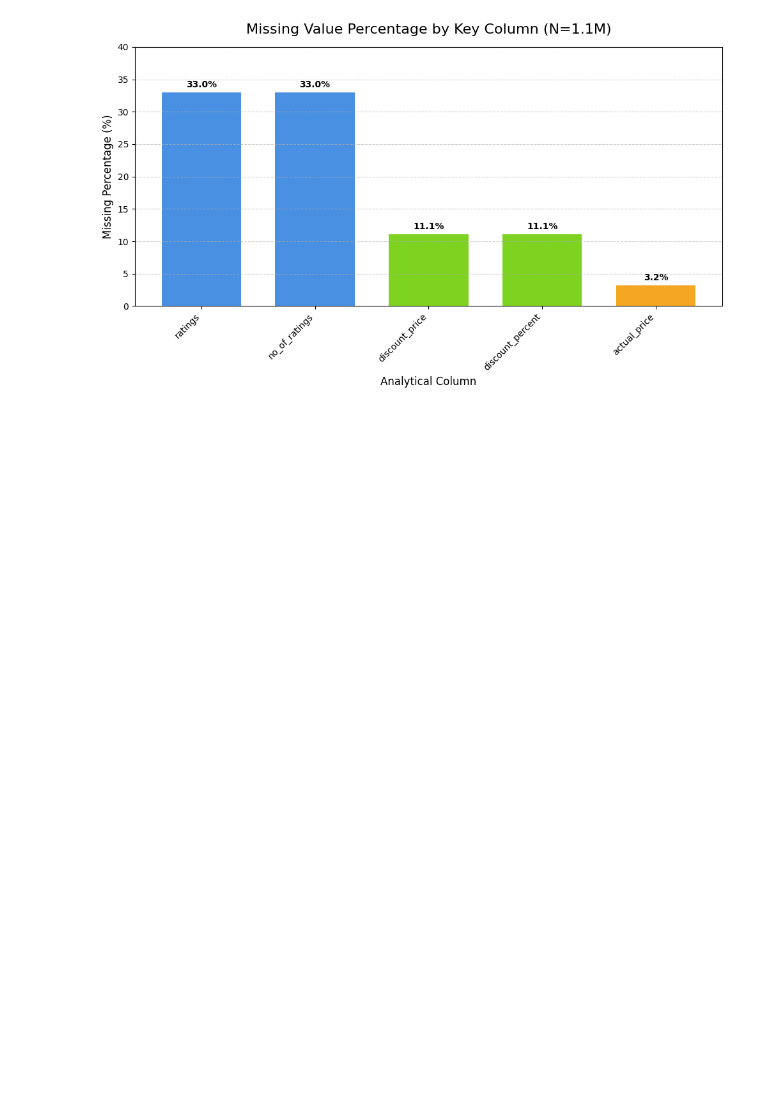
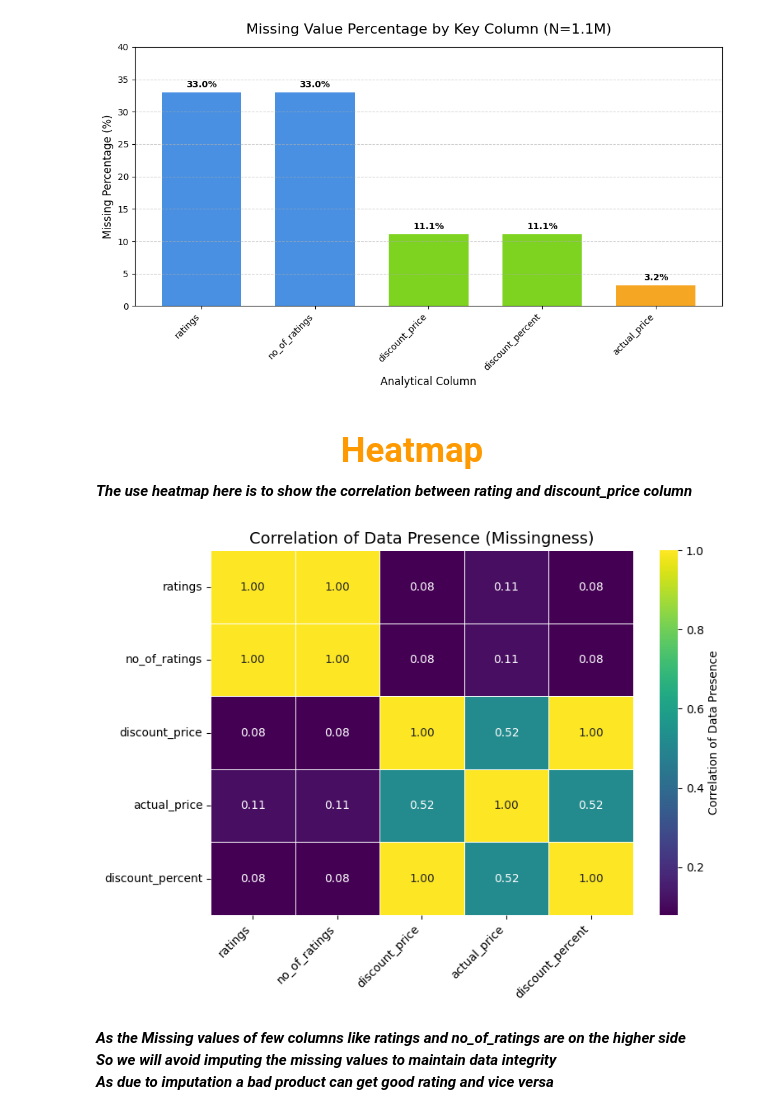
Before and after one commit to RayyanDevZone/Eda-Amazon-Sales, a Jupyter notebook: amazon-sales-2023-eda.ipynb, the cells around one changed output. Cells and saved outputs as stored; diff of their text form; code cells hidden in the pictures; blank space fills up the shorter version.

```diff
--- a/amazon-sales-2023-eda.ipynb
+++ b/amazon-sales-2023-eda.ipynb
@@ -458,3 +458,38 @@ plt.tight_layout() # Adjust layout to prevent labels from cutting off
 plt.show()
 # %% [output]
 [figure]
+# %% [markdown]
+## <p style="font-family:Inter,sans-serif;font-size:150%;text-align:center;color:#ff9900;">Heatmap</p>
+***The use heatmap here is to show the correlation between rating and discount_price column***
+# %%
+missing_cols = ['ratings', 'no_of_ratings', 'discount_price', 'actual_price', 'discount_percent']
+
+# 2. Create a DataFrame where 1 = Not Missing (Present) and 0 = Missing (NaN)
+missing_presence_df = df[missing_cols].notna().astype(int)
+
+# 3. Calculate the correlation matrix of this presence data
+# This tells you the correlation between the presence of data in column A and column B.
+missing_correlation_matrix = missing_presence_df.corr()
+
+# 4. Plot the Heatmap
+plt.figure(figsize=(8, 6))
+sns.heatmap(
+    missing_correlation_matrix,
+    annot=True,          # Show the correlation value on the map
+    cmap='viridis',      # Use a visually appealing colormap
+    fmt=".2f",           # Format the correlation to 2 decimal places
+    linewidths=.5,       # Add lines between cells
+    cbar_kws={'label': 'Correlation of Data Presence'}
+)
+
+plt.title('Correlation of Data Presence (Missingness)', fontsize=14)
+plt.xticks(rotation=45, ha='right')
+plt.yticks(rotation=0)
+plt.tight_layout()
+plt.show()
+# %% [output]
+[figure, added]
+# %% [markdown]
+***As the Missing values of few columns like ratings and no_of_ratings are on the higher side***<br/>
+***So we will avoid imputing the missing values to maintain data integrity***<br/>
+***As due to imputation a bad product can get good rating and vice versa***<br/>
```
Also changed, not shown: parts of 4 cells of this notebook.
